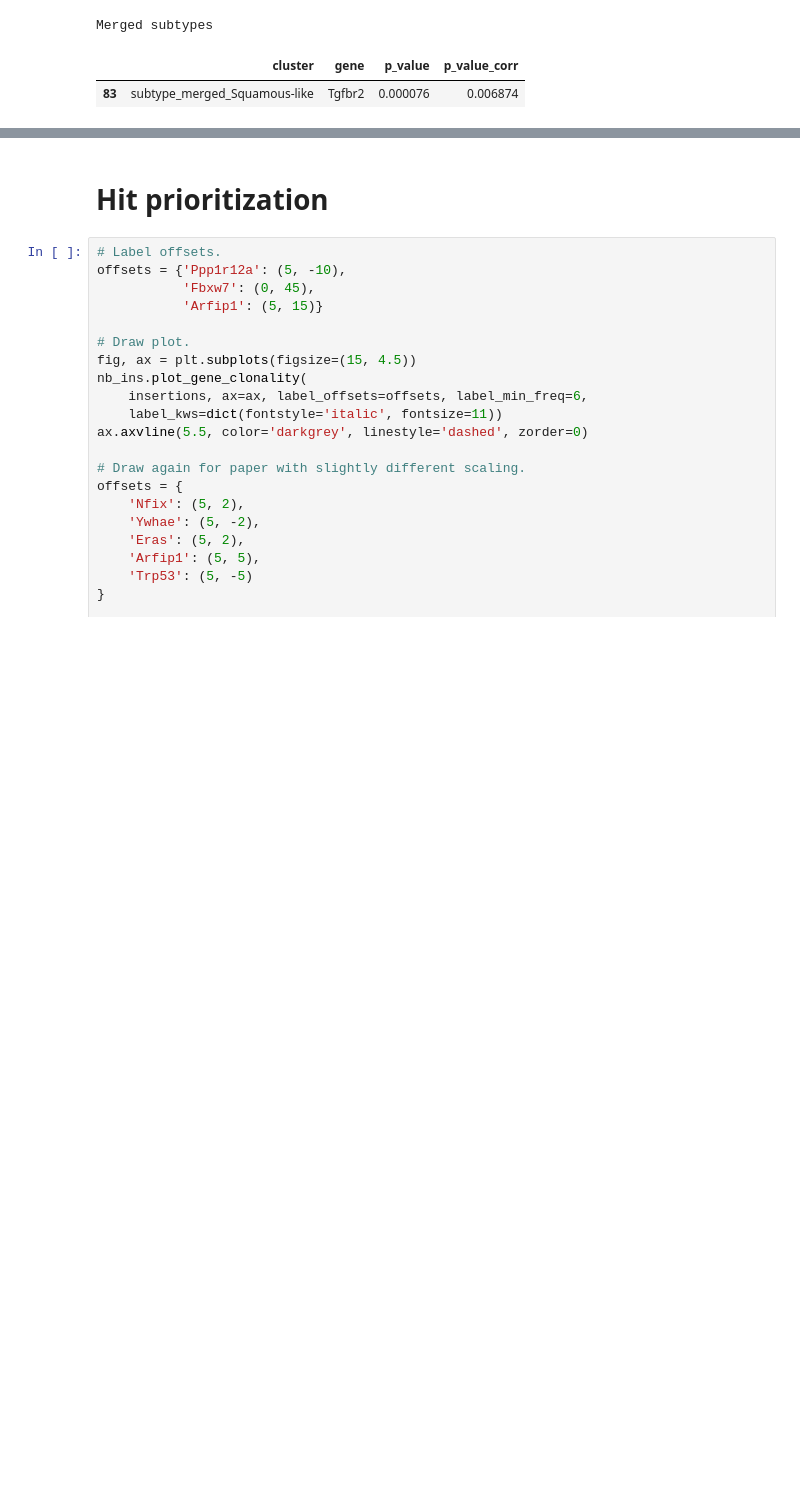
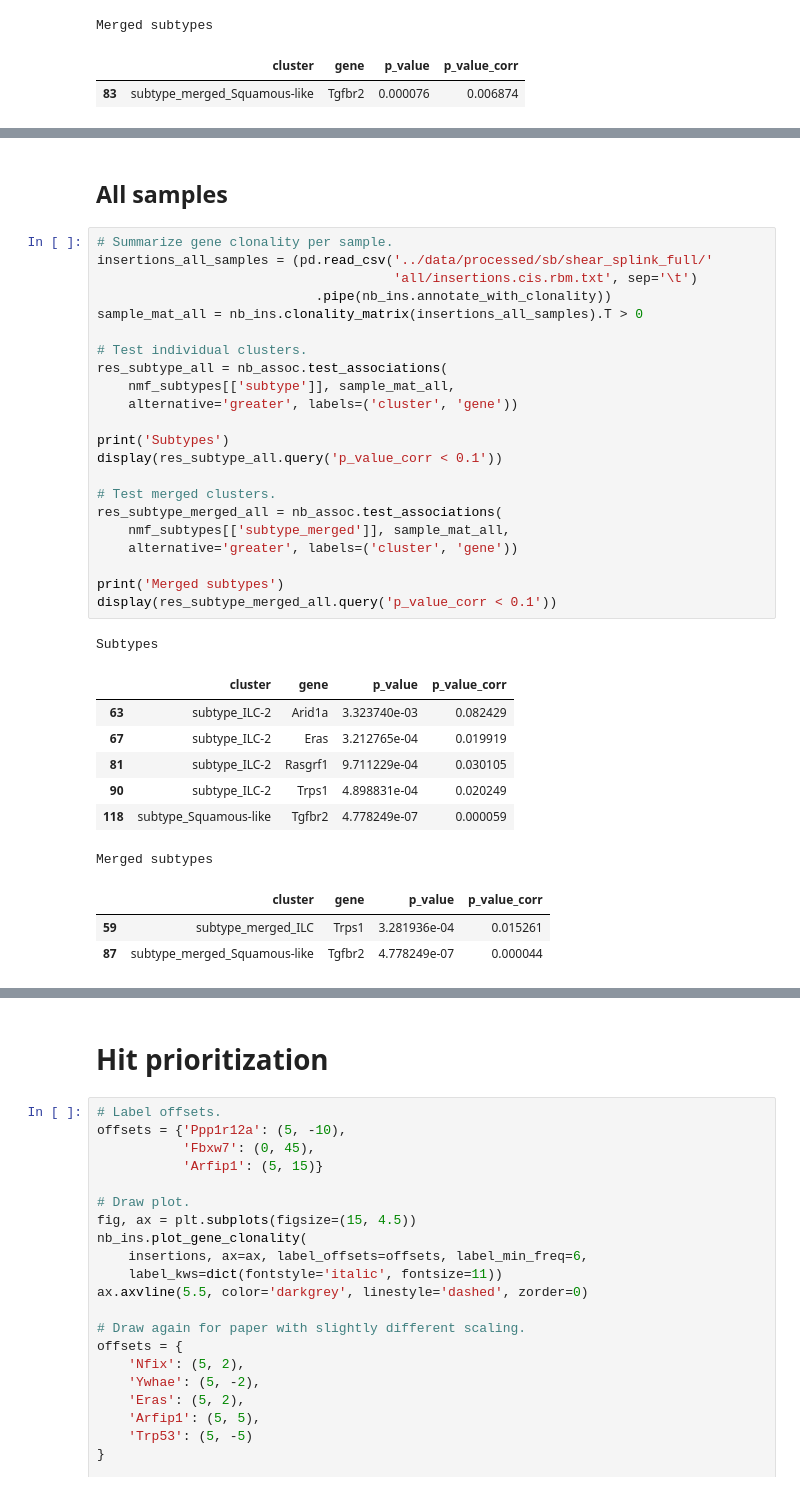
Before and after one commit to jrderuiter/ilc-sb-screen, a Jupyter notebook: notebooks/3. Insertion analyses.ipynb, the cells around one changed output, grey strips where cells are left out. Saved outputs shown, nothing was run; the diff lists cells and outputs as text; blank space fills up the shorter version.

```diff
--- a/notebooks/3. Insertion analyses.ipynb
+++ b/notebooks/3. Insertion analyses.ipynb
@@ -192,0 +185,36 @@ plt.close(g.fig);
+# %% [markdown]
+## All samples
+# %%
+# Summarize gene clonality per sample.
+insertions_all_samples = (pd.read_csv('../data/processed/sb/shear_splink_full/'
+                                      'all/insertions.cis.rbm.txt', sep='\t')
+                            .pipe(nb_ins.annotate_with_clonality))
+sample_mat_all = nb_ins.clonality_matrix(insertions_all_samples).T > 0
+
+# Test individual clusters.
+res_subtype_all = nb_assoc.test_associations(
+    nmf_subtypes[['subtype']], sample_mat_all,
+    alternative='greater', labels=('cluster', 'gene'))
+
+print('Subtypes')
+display(res_subtype_all.query('p_value_corr < 0.1'))
+
+# Test merged clusters.
+res_subtype_merged_all = nb_assoc.test_associations(
+    nmf_subtypes[['subtype_merged']], sample_mat_all,
+    alternative='greater', labels=('cluster', 'gene'))
+
+print('Merged subtypes')
+display(res_subtype_merged_all.query('p_value_corr < 0.1'))
+# %% [output]
+Subtypes
+|  | cluster | gene | p_value | p_value_corr |
+| 63 | subtype_ILC-2 | Arid1a | 3.323740e-03 | 0.082429 |
+| 67 | subtype_ILC-2 | Eras | 3.212765e-04 | 0.019919 |
+| 81 | subtype_ILC-2 | Rasgrf1 | 9.711229e-04 | 0.030105 |
+| 90 | subtype_ILC-2 | Trps1 | 4.898831e-04 | 0.020249 |
+| 118 | subtype_Squamous-like | Tgfbr2 | 4.778249e-07 | 0.000059 |
+Merged subtypes
+|  | cluster | gene | p_value | p_value_corr |
+| 59 | subtype_merged_ILC | Trps1 | 3.281936e-04 | 0.015261 |
+| 87 | subtype_merged_Squamous-like | Tgfbr2 | 4.778249e-07 | 0.000044 |
```
Also changed, not shown: parts of 3 cells of this notebook, 3 other files.
